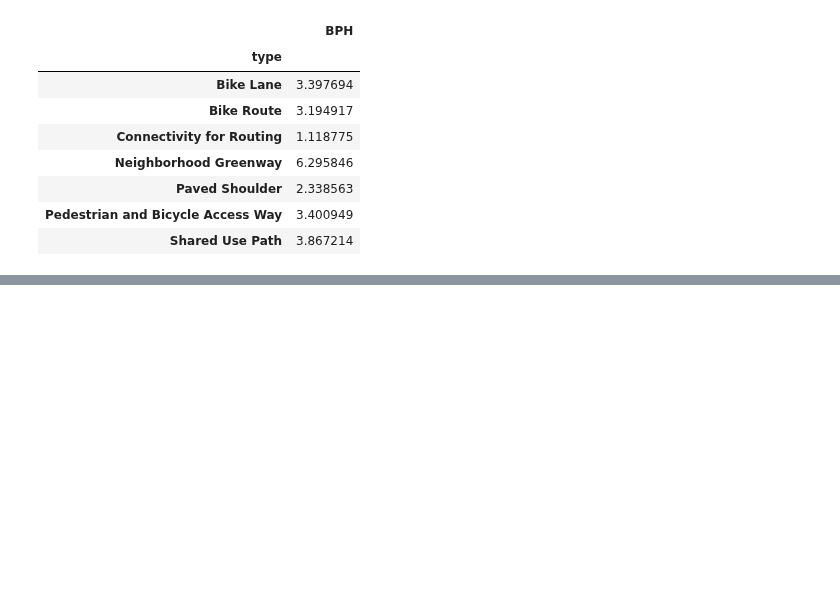
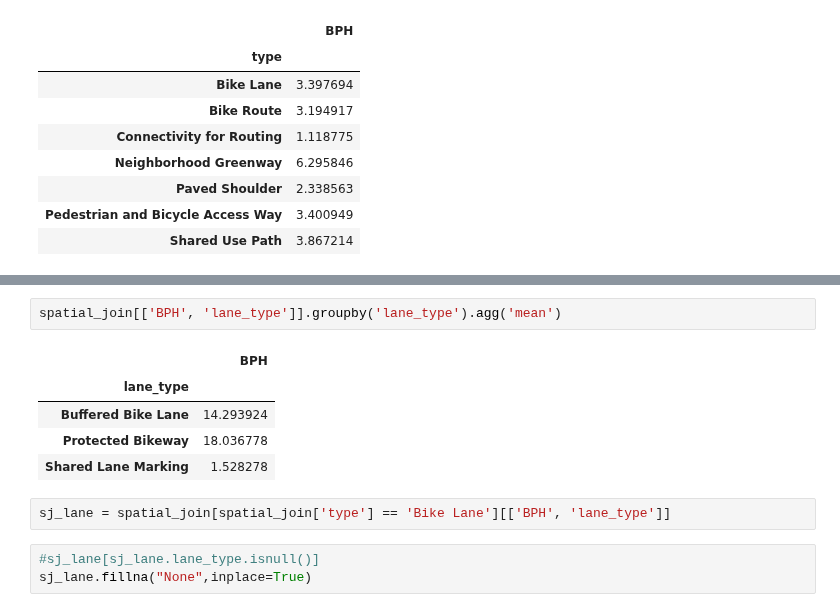
Before and after one commit to dongmeic/BikeCounting, a Jupyter notebook: Analysis/Bike_Counts_by_Lane_Type.ipynb, the cells around one changed output, grey strips where cells are left out. Cells and saved outputs as stored; diff of their text form; blank space fills up the shorter version.

```diff
--- a/Analysis/Bike_Counts_by_Lane_Type.ipynb
+++ b/Analysis/Bike_Counts_by_Lane_Type.ipynb
@@ -126,0 +129,13 @@ spatial_join[(spatial_join.distances <= 10)][['BPH', 'lane_type']].groupby('lane
+# %%
+spatial_join[['BPH', 'lane_type']].groupby('lane_type').agg('mean')
+# %% [output]
+|  | BPH |
+| lane_type |  |
+| Buffered Bike Lane | 14.293924 |
+| Protected Bikeway | 18.036778 |
+| Shared Lane Marking | 1.528278 |
+# %%
+sj_lane = spatial_join[spatial_join['type'] == 'Bike Lane'][['BPH', 'lane_type']]
+# %%
+#sj_lane[sj_lane.lane_type.isnull()]
+sj_lane.fillna("None",inplace=True)
```
Also changed, not shown: parts of 26 cells of this notebook, 4 other files.
